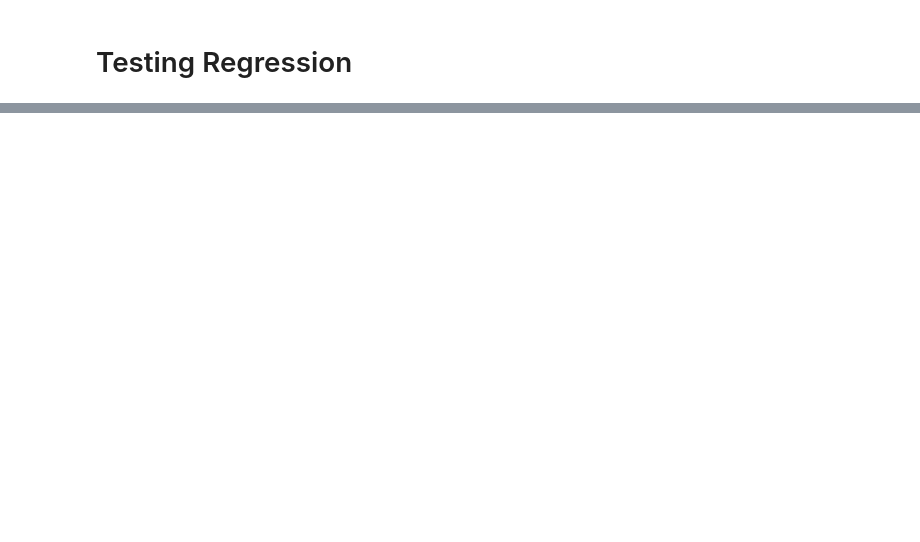
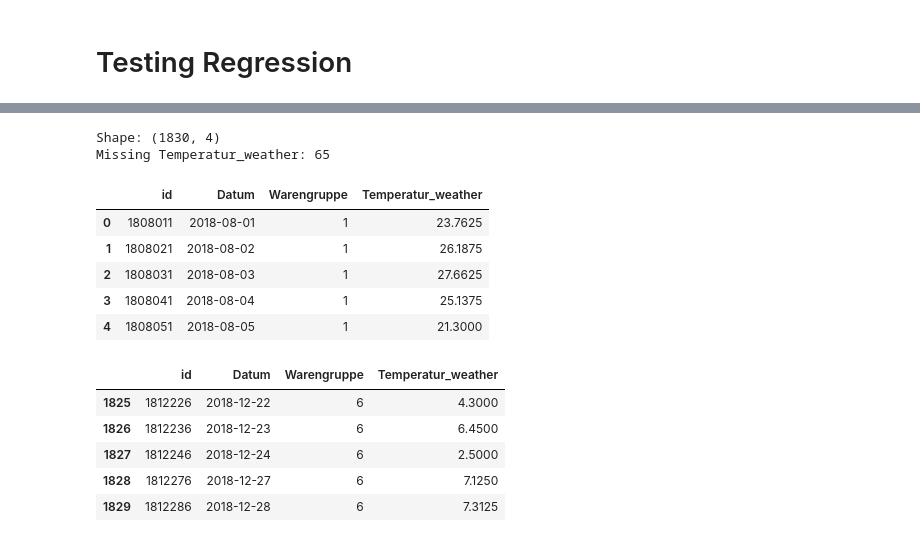
Before and after one commit to Awais16/project_bakery_sales, a Jupyter notebook: yousra_descriptive_stats.ipynb, the cells around one changed output, grey strips where cells are left out. Saved outputs shown, nothing was run; the diff lists cells and outputs as text; code cells hidden in the pictures; blank space fills up the shorter version.

```diff
--- a/yousra_descriptive_stats.ipynb
+++ b/yousra_descriptive_stats.ipynb
@@ -454,0 +338,8 @@ strong multicollinearity or other numerical problems.
+# %%
+# Read test.csv into testdf
+df_test = pd.read_csv("data/test.csv")
+
+# Quick checks
+print("Shape:", df_test.shape)
+display(df_test.head())
+display(df_test.tail())
@@ -454,0 +360,33 @@ strong multicollinearity or other numerical problems.
+# %%
+## add weather Temperatur_weather from df_weather
+df_test['Datum'] = pd.to_datetime(df_test['Datum'], errors='coerce').dt.normalize()
+df_weather['Datum'] = pd.to_datetime(df_weather['Datum'], errors='coerce').dt.normalize()
+
+
+# Left-join temperature from df_weather onto the test DataFrame (keep all test rows)
+df_test_weather = df_test.merge(
+    df_weather[['Datum', 'Temperatur_weather']],
+    on='Datum',
+    how='left'
+)
+
+# Quick sanity checks
+print("Shape:", df_test_weather.shape)
+print("Missing Temperatur_weather:", df_test_weather['Temperatur_weather'].isna().sum())
+display(df_test_weather.head())
+display(df_test_weather.tail())
+# %% [output]
+Shape: (1830, 4)
+Missing Temperatur_weather: 65
+|  | id | Datum | Warengruppe | Temperatur_weather |
+| 0 | 1808011 | 2018-08-01 | 1 | 23.7625 |
+| 1 | 1808021 | 2018-08-02 | 1 | 26.1875 |
+| 2 | 1808031 | 2018-08-03 | 1 | 27.6625 |
+| 3 | 1808041 | 2018-08-04 | 1 | 25.1375 |
+| 4 | 1808051 | 2018-08-05 | 1 | 21.3000 |
+|  | id | Datum | Warengruppe | Temperatur_weather |
+| 1825 | 1812226 | 2018-12-22 | 6 | 4.3000 |
+| 1826 | 1812236 | 2018-12-23 | 6 | 6.4500 |
+| 1827 | 1812246 | 2018-12-24 | 6 | 2.5000 |
+| 1828 | 1812276 | 2018-12-27 | 6 | 7.1250 |
+| 1829 | 1812286 | 2018-12-28 | 6 | 7.3125 |
```
Also changed, not shown: parts of 22 cells of this notebook, 1 other file.
